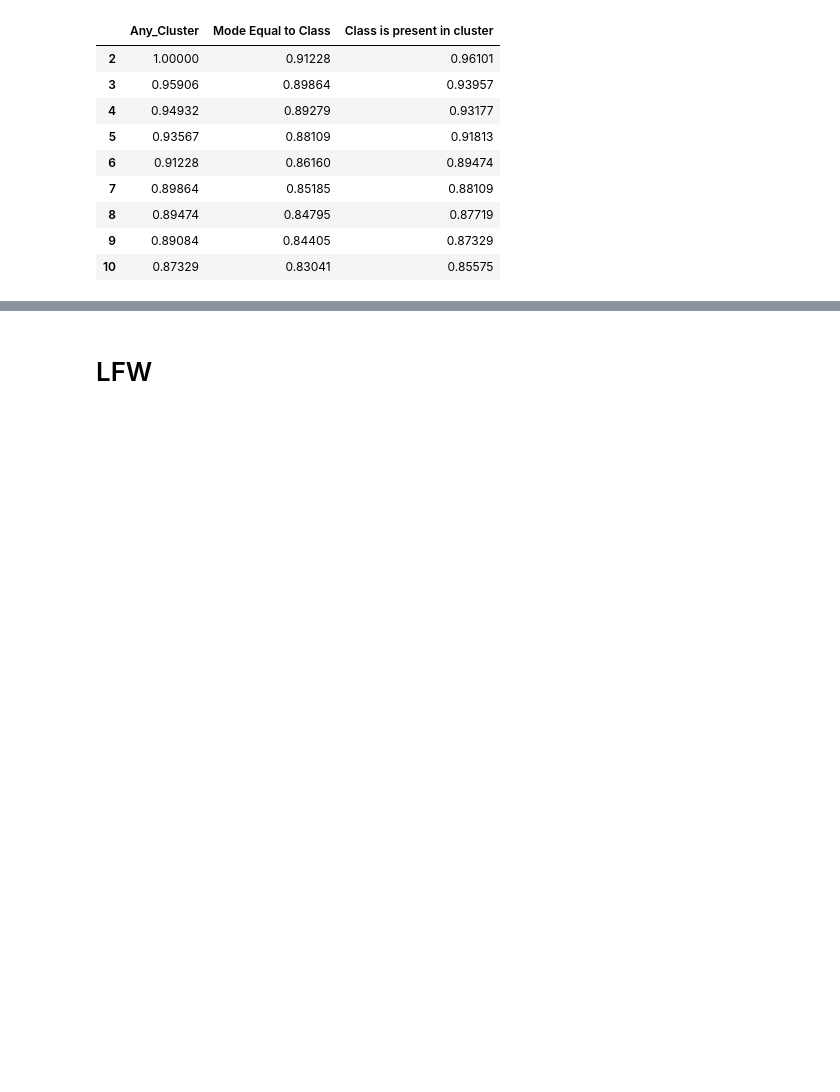
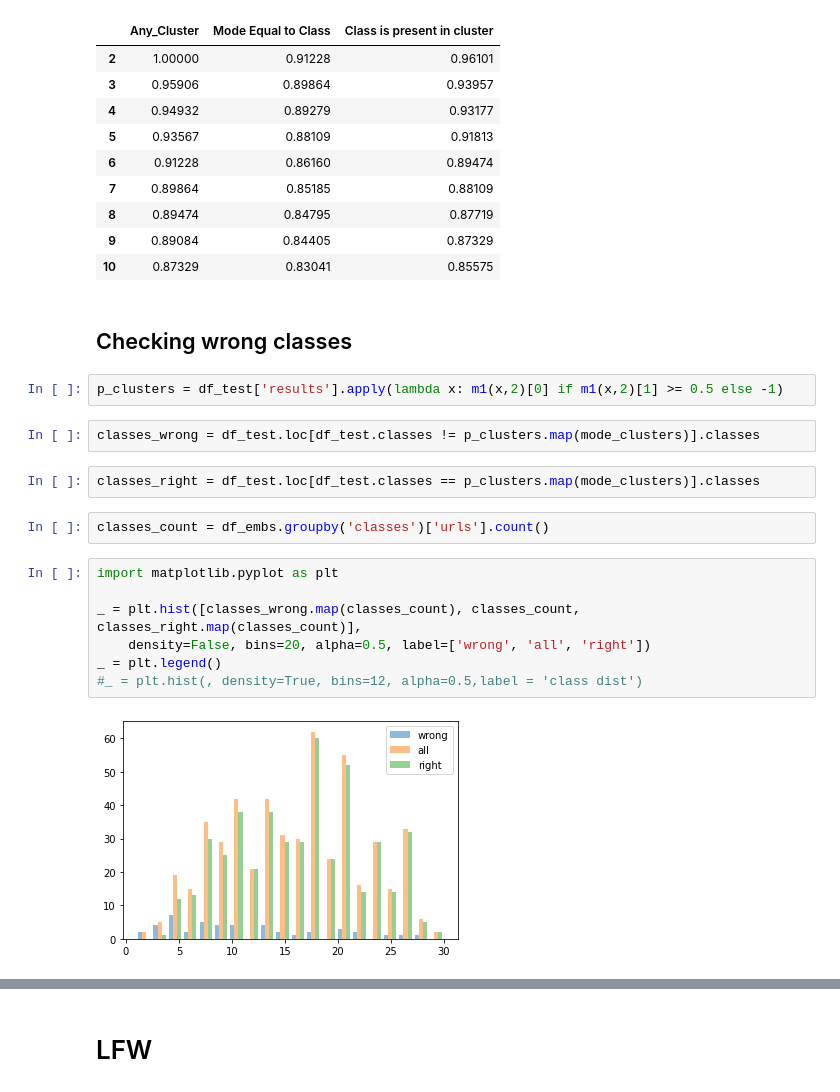
Before and after one commit to TeleMidia/face_clustering, a Jupyter notebook: ipynb/train_test_clustering.ipynb, the cells around one changed output, grey strips where cells are left out. Cells and saved outputs as stored; diff of their text form; blank space fills up the shorter version.

Commit message:
checking misses

```diff
--- a/ipynb/train_test_clustering.ipynb
+++ b/ipynb/train_test_clustering.ipynb
@@ -173,3 +173,22 @@ df_results
 | 8 | 0.89474 | 0.84795 | 0.87719 |
 | 9 | 0.89084 | 0.84405 | 0.87329 |
 | 10 | 0.87329 | 0.83041 | 0.85575 |
+# %% [markdown]
+## Checking wrong classes
+# %%
+p_clusters = df_test['results'].apply(lambda x: m1(x,2)[0] if m1(x,2)[1] >= 0.5 else -1)
+# %%
+classes_wrong = df_test.loc[df_test.classes != p_clusters.map(mode_clusters)].classes
+# %%
+classes_right = df_test.loc[df_test.classes == p_clusters.map(mode_clusters)].classes
+# %%
+classes_count = df_embs.groupby('classes')['urls'].count()
+# %%
+import matplotlib.pyplot as plt
+
+_ = plt.hist([classes_wrong.map(classes_count), classes_count, classes_right.map(classes_count)],
+    density=False, bins=20, alpha=0.5, label=['wrong', 'all', 'right'])
+_ = plt.legend()
+#_ = plt.hist(, density=True, bins=12, alpha=0.5,label = 'class dist')
+# %% [output]
+[figure, added]
```
Also changed, not shown: parts of 3 cells of this notebook.
